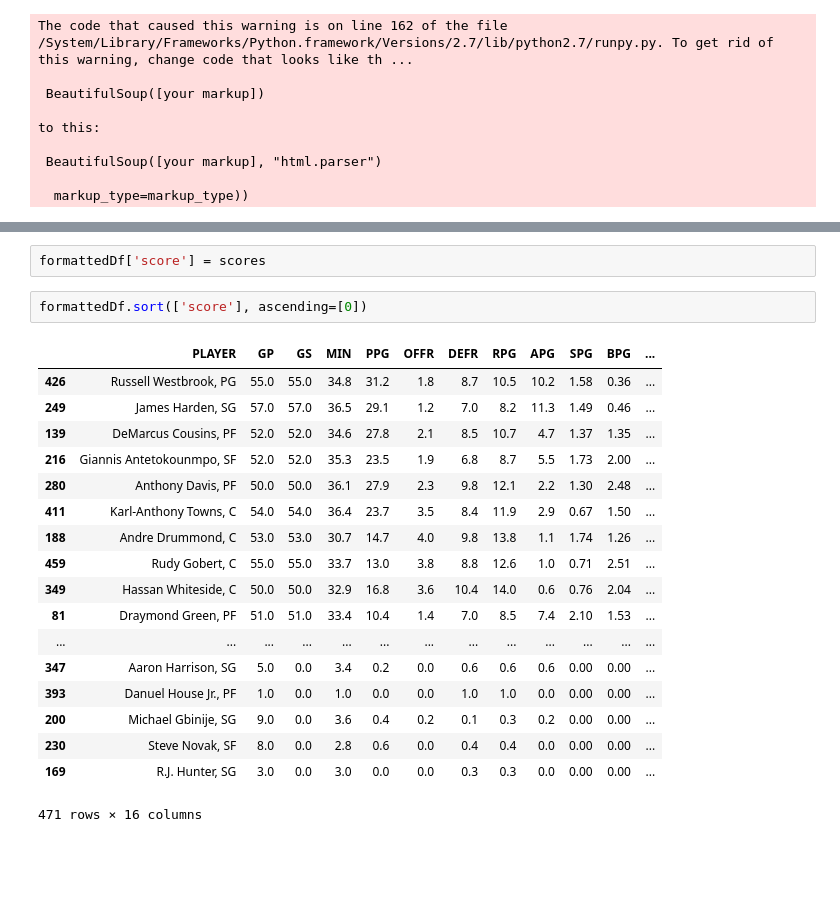
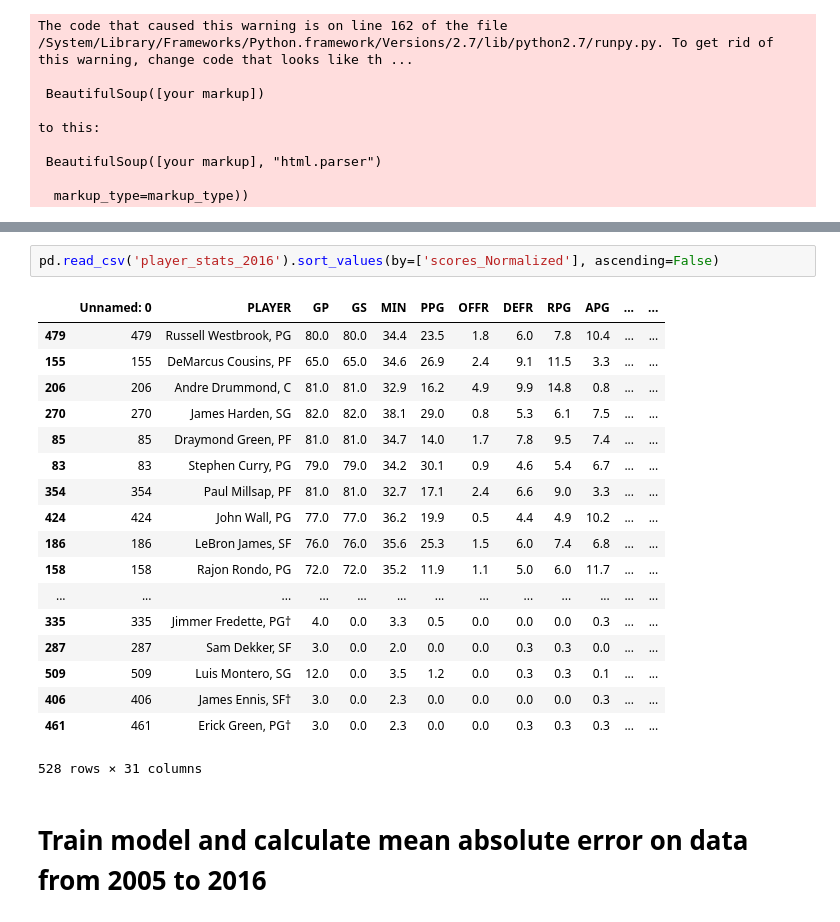
Before and after one commit to benholtzmansmith/fantasy-basketball, a Jupyter notebook: FantasyBasketball.ipynb, the cells around one changed output, grey strips where cells are left out. Saved outputs shown, nothing was run; the diff lists cells and outputs as text; blank space fills up the shorter version.

Commit message:
player stats collected, linear regression model for predicting score

```diff
--- a/FantasyBasketball.ipynb
+++ b/FantasyBasketball.ipynb
@@ -230,23 +111,23 @@ score_df
-# %%
-formattedDf['score'] = scores
-# %%
-formattedDf.sort(['score'], ascending=[0])
-# %% [output]
-|  | PLAYER | GP | GS | MIN | PPG | OFFR | DEFR | RPG | APG | SPG | BPG | ... |
-| 426 | Russell Westbrook, PG | 55.0 | 55.0 | 34.8 | 31.2 | 1.8 | 8.7 | 10.5 | 10.2 | 1.58 | 0.36 | ... |
-| 249 | James Harden, SG | 57.0 | 57.0 | 36.5 | 29.1 | 1.2 | 7.0 | 8.2 | 11.3 | 1.49 | 0.46 | ... |
-| 139 | DeMarcus Cousins, PF | 52.0 | 52.0 | 34.6 | 27.8 | 2.1 | 8.5 | 10.7 | 4.7 | 1.37 | 1.35 | ... |
-| 216 | Giannis Antetokounmpo, SF | 52.0 | 52.0 | 35.3 | 23.5 | 1.9 | 6.8 | 8.7 | 5.5 | 1.73 | 2.00 | ... |
-| 280 | Anthony Davis, PF | 50.0 | 50.0 | 36.1 | 27.9 | 2.3 | 9.8 | 12.1 | 2.2 | 1.30 | 2.48 | ... |
-| 411 | Karl-Anthony Towns, C | 54.0 | 54.0 | 36.4 | 23.7 | 3.5 | 8.4 | 11.9 | 2.9 | 0.67 | 1.50 | ... |
-| 188 | Andre Drummond, C | 53.0 | 53.0 | 30.7 | 14.7 | 4.0 | 9.8 | 13.8 | 1.1 | 1.74 | 1.26 | ... |
-| 459 | Rudy Gobert, C | 55.0 | 55.0 | 33.7 | 13.0 | 3.8 | 8.8 | 12.6 | 1.0 | 0.71 | 2.51 | ... |
-| 349 | Hassan Whiteside, C | 50.0 | 50.0 | 32.9 | 16.8 | 3.6 | 10.4 | 14.0 | 0.6 | 0.76 | 2.04 | ... |
-| 81 | Draymond Green, PF | 51.0 | 51.0 | 33.4 | 10.4 | 1.4 | 7.0 | 8.5 | 7.4 | 2.10 | 1.53 | ... |
-| ... | ... | ... | ... | ... | ... | ... | ... | ... | ... | ... | ... | ... |
-| 347 | Aaron Harrison, SG | 5.0 | 0.0 | 3.4 | 0.2 | 0.0 | 0.6 | 0.6 | 0.6 | 0.00 | 0.00 | ... |
-| 393 | Danuel House Jr., PF | 1.0 | 0.0 | 1.0 | 0.0 | 0.0 | 1.0 | 1.0 | 0.0 | 0.00 | 0.00 | ... |
-| 200 | Michael Gbinije, SG | 9.0 | 0.0 | 3.6 | 0.4 | 0.2 | 0.1 | 0.3 | 0.2 | 0.00 | 0.00 | ... |
-| 230 | Steve Novak, SF | 8.0 | 0.0 | 2.8 | 0.6 | 0.0 | 0.4 | 0.4 | 0.0 | 0.00 | 0.00 | ... |
-| 169 | R.J. Hunter, SG | 3.0 | 0.0 | 3.0 | 0.0 | 0.0 | 0.3 | 0.3 | 0.0 | 0.00 | 0.00 | ... |
-471 rows × 16 columns
+# %%
+pd.read_csv('player_stats_2016').sort_values(by=['scores_Normalized'], ascending=False)
+# %% [output]
+|  | Unnamed: 0 | PLAYER | GP | GS | MIN | PPG | OFFR | DEFR | RPG | APG | ... | ... |
+| 479 | 479 | Russell Westbrook, PG | 80.0 | 80.0 | 34.4 | 23.5 | 1.8 | 6.0 | 7.8 | 10.4 | ... | ... |
+| 155 | 155 | DeMarcus Cousins, PF | 65.0 | 65.0 | 34.6 | 26.9 | 2.4 | 9.1 | 11.5 | 3.3 | ... | ... |
+| 206 | 206 | Andre Drummond, C | 81.0 | 81.0 | 32.9 | 16.2 | 4.9 | 9.9 | 14.8 | 0.8 | ... | ... |
+| 270 | 270 | James Harden, SG | 82.0 | 82.0 | 38.1 | 29.0 | 0.8 | 5.3 | 6.1 | 7.5 | ... | ... |
+| 85 | 85 | Draymond Green, PF | 81.0 | 81.0 | 34.7 | 14.0 | 1.7 | 7.8 | 9.5 | 7.4 | ... | ... |
+| 83 | 83 | Stephen Curry, PG | 79.0 | 79.0 | 34.2 | 30.1 | 0.9 | 4.6 | 5.4 | 6.7 | ... | ... |
+| 354 | 354 | Paul Millsap, PF | 81.0 | 81.0 | 32.7 | 17.1 | 2.4 | 6.6 | 9.0 | 3.3 | ... | ... |
+| 424 | 424 | John Wall, PG | 77.0 | 77.0 | 36.2 | 19.9 | 0.5 | 4.4 | 4.9 | 10.2 | ... | ... |
+| 186 | 186 | LeBron James, SF | 76.0 | 76.0 | 35.6 | 25.3 | 1.5 | 6.0 | 7.4 | 6.8 | ... | ... |
+| 158 | 158 | Rajon Rondo, PG | 72.0 | 72.0 | 35.2 | 11.9 | 1.1 | 5.0 | 6.0 | 11.7 | ... | ... |
+| ... | ... | ... | ... | ... | ... | ... | ... | ... | ... | ... | ... | ... |
+| 335 | 335 | Jimmer Fredette, PG† | 4.0 | 0.0 | 3.3 | 0.5 | 0.0 | 0.0 | 0.0 | 0.3 | ... | ... |
+| 287 | 287 | Sam Dekker, SF | 3.0 | 0.0 | 2.0 | 0.0 | 0.0 | 0.3 | 0.3 | 0.0 | ... | ... |
+| 509 | 509 | Luis Montero, SG | 12.0 | 0.0 | 3.5 | 1.2 | 0.0 | 0.3 | 0.3 | 0.1 | ... | ... |
+| 406 | 406 | James Ennis, SF† | 3.0 | 0.0 | 2.3 | 0.0 | 0.0 | 0.0 | 0.0 | 0.3 | ... | ... |
+| 461 | 461 | Erick Green, PG† | 3.0 | 0.0 | 2.3 | 0.0 | 0.0 | 0.3 | 0.3 | 0.3 | ... | ... |
+528 rows × 31 columns
+# %% [markdown]
+# Train model and calculate mean absolute error on data from 2005 to 2016
```
Also changed, not shown: parts of 17 cells of this notebook, 15 other files.
